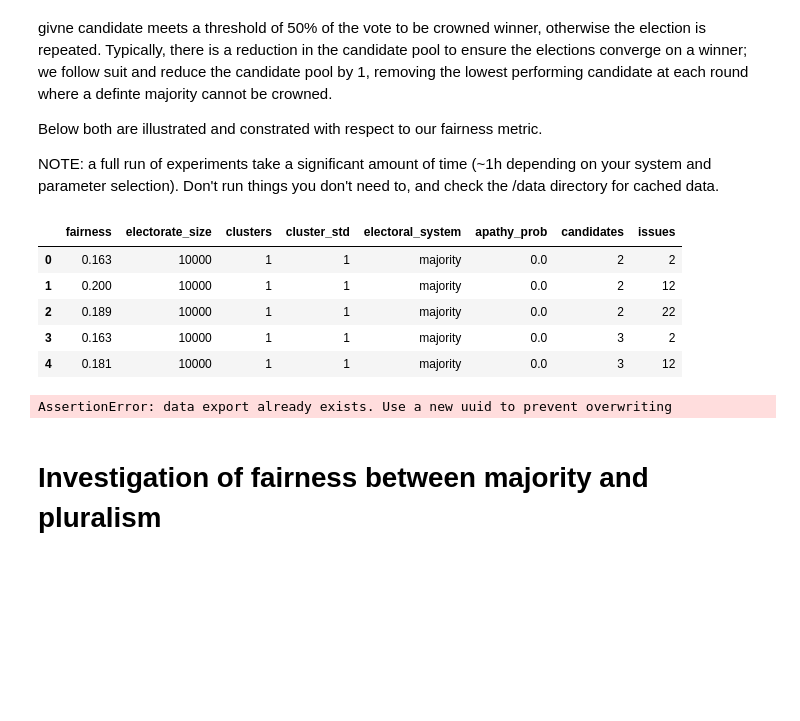
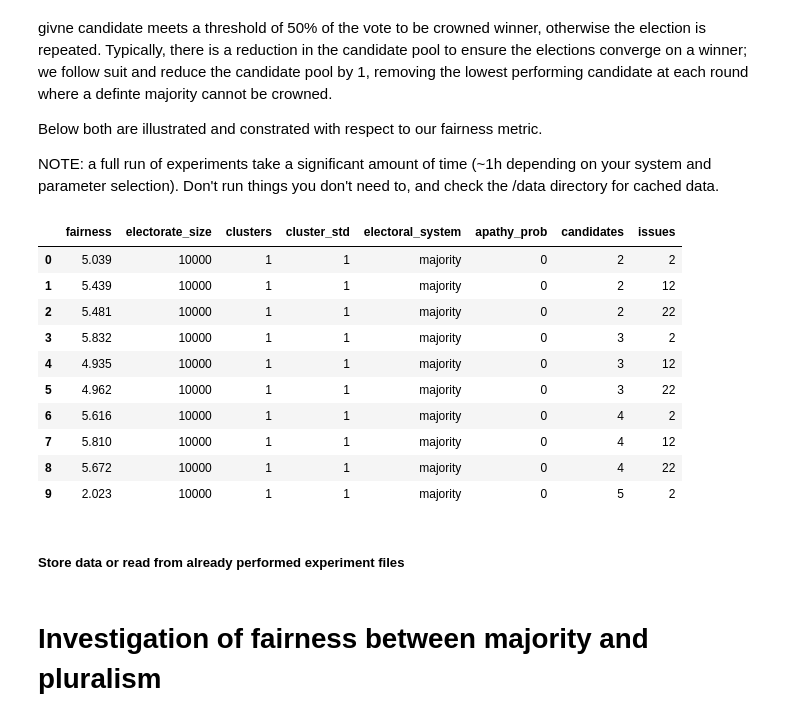
Before and after one commit to Expan75/complex-simulation-project, a Jupyter notebook: plurality_vs_majority.ipynb, the cells around one changed output. Cells and saved outputs as stored; diff of their text form; code cells hidden in the pictures; blank space fills up the shorter version.

```diff
--- a/plurality_vs_majority.ipynb
+++ b/plurality_vs_majority.ipynb
@@ -106,17 +106,6 @@ NOTE: a full run of experiments take a significant amount of time (~1h depending
 def generate_experiment_matrix(experiments: Dict[str, List[Any]]):
     return (dict(zip(experiments, x)) for x in itertools.product(*experiments.values()))
 
-
-columns=[
-    "electorate_size",
-    "clusters",
-    "cluster_std"
-    "issues",
-    "candidates",
-    "electoral_system",
-    "apathy_prob",
-    "fairness"
-]
 
 experiments = {
     "electorate_size": [10_000, 25_000, 50_000], # not O(n^2) with KDTree, but still bad
@@ -143,23 +132,27 @@ for params in tqdm(experiment_matrix):
     sim = simulation.VotingSimulator(electorate=voters, candidates=parties, system=system, log=logging.getLogger())
 
     result = sim.run()
-    result_record = { "fairness": round(result.measured_fairness, 3), **params }
+    result_record = {
+        "fairness": round(result.unweighted_fairness, 3), **params
+    }
     result_record = {k: v for k, v in result_record.items() if k in columns}
     records.append(result_record)
 # %%
 results_df = pd.DataFrame.from_records(records)
-results_df.head()
+results_df
 # %% [output]
 |  | fairness | electorate_size | clusters | cluster_std | electoral_system | apathy_prob | candidates | issues |
-| 0 | 0.163 | 10000 | 1 | 1 | majority | 0.0 | 2 | 2 |
-| 1 | 0.200 | 10000 | 1 | 1 | majority | 0.0 | 2 | 12 |
-| 2 | 0.189 | 10000 | 1 | 1 | majority | 0.0 | 2 | 22 |
-| 3 | 0.163 | 10000 | 1 | 1 | majority | 0.0 | 3 | 2 |
-| 4 | 0.181 | 10000 | 1 | 1 | majority | 0.0 | 3 | 12 |
+| 0 | 5.039 | 10000 | 1 | 1 | majority | 0 | 2 | 2 |
+| 1 | 5.439 | 10000 | 1 | 1 | majority | 0 | 2 | 12 |
+| 2 | 5.481 | 10000 | 1 | 1 | majority | 0 | 2 | 22 |
+| 3 | 5.832 | 10000 | 1 | 1 | majority | 0 | 3 | 2 |
+| 4 | 4.935 | 10000 | 1 | 1 | majority | 0 | 3 | 12 |
+| 5 | 4.962 | 10000 | 1 | 1 | majority | 0 | 3 | 22 |
+| 6 | 5.616 | 10000 | 1 | 1 | majority | 0 | 4 | 2 |
+| 7 | 5.810 | 10000 | 1 | 1 | majority | 0 | 4 | 12 |
+| 8 | 5.672 | 10000 | 1 | 1 | majority | 0 | 4 | 22 |
+| 9 | 2.023 | 10000 | 1 | 1 | majority | 0 | 5 | 2 |
+# %% [markdown]
+##### Store data or read from already performed experiment files
 # %%
-# cache data so we don't need to start from scratch
-filepath = "data/plurality-vs-majority-8b2b8e08-df87-4df2-9ea5-b42064f40e7b.csv"
-assert not os.path.isfile(filepath), "data export already exists. Use a new uuid to prevent overwriting"
-results_df.to_csv(filepath)
+filepath = "data/plurality-vs-majority-fa1cf6e7-7f2f-4f95-bfcc-2e41c06130e0.csv"
-# %% [output]
-AssertionError: data export already exists. Use a new uuid to prevent overwriting
```
Also changed, not shown: parts of 15 cells of this notebook, 8 other files.
